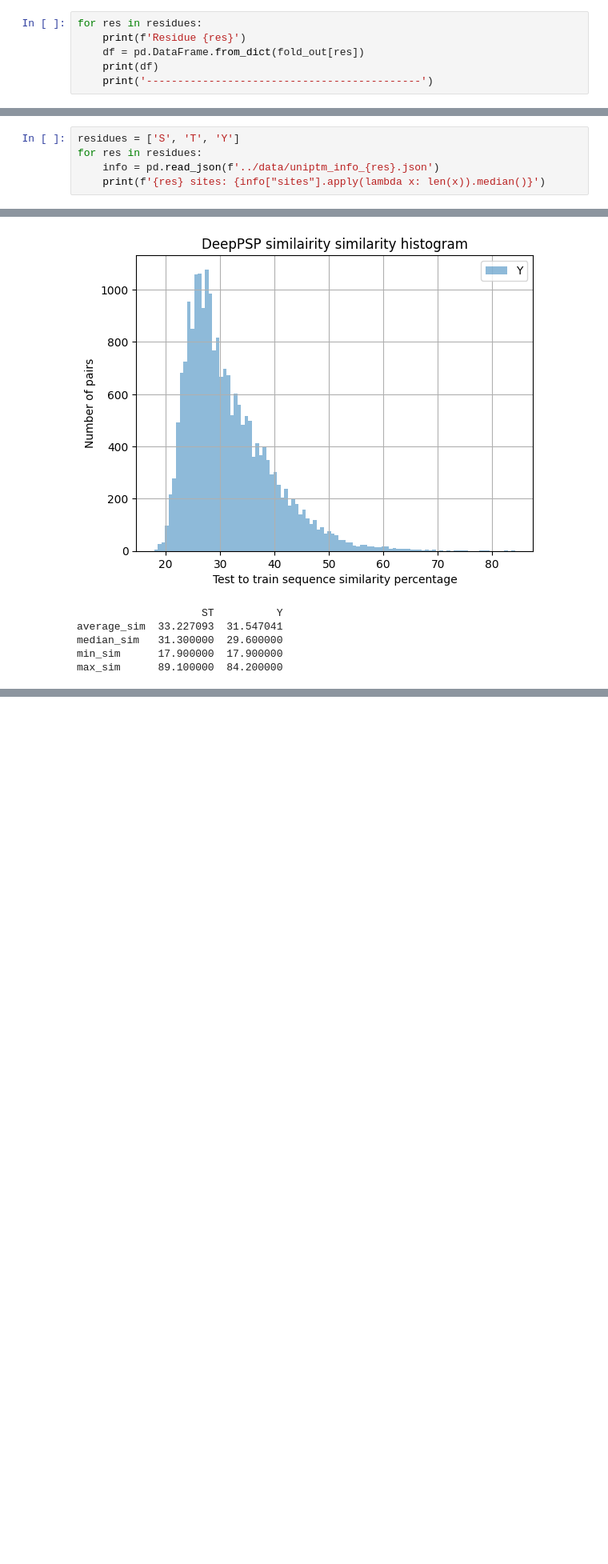
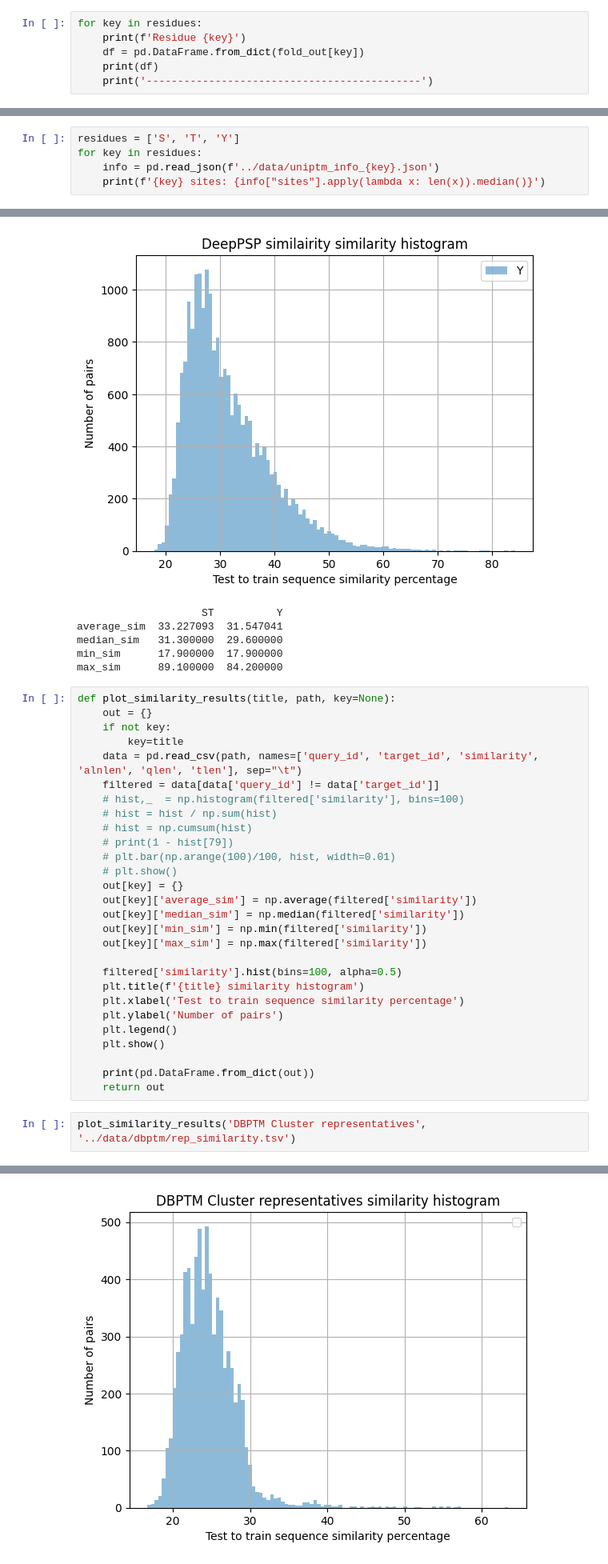
Before and after one commit to nexuso1/phossil, a Jupyter notebook: notebooks/similarity.ipynb, the cells around one changed output, grey strips where cells are left out. Shown at 80% size. Drawn from its saved outputs; the diff is of its cells as text; blank space fills up the shorter version.

```diff
--- a/notebooks/similarity.ipynb
+++ b/notebooks/similarity.ipynb
@@ -182,9 +182,9 @@ for res in residues:
         current_out['min_sim'] = np.min(filtered['similarity'])
         current_out['max_sim'] = np.max(filtered['similarity'])
 # %%
-for res in residues:
-    print(f'Residue {res}')
-    df = pd.DataFrame.from_dict(fold_out[res])
+for key in residues:
+    print(f'Residue {key}')
+    df = pd.DataFrame.from_dict(fold_out[key])
     print(df)
     print('--------------------------------------------')
 # %% [output]
@@ -213,9 +213,9 @@ phos_info['sites'].apply(lambda x: len(x)).median()
 np.float64(4.0)
 # %%
 residues = ['S', 'T', 'Y']
-for res in residues:
-    info = pd.read_json(f'../data/uniptm_info_{res}.json')
-    print(f'{res} sites: {info["sites"].apply(lambda x: len(x)).median()}')
+for key in residues:
+    info = pd.read_json(f'../data/uniptm_info_{key}.json')
+    print(f'{key} sites: {info["sites"].apply(lambda x: len(x)).median()}')
 # %% [output]
 S sites: 2.0
 T sites: 1.0
@@ -326,3 +326,34 @@ average_sim  33.227093  31.547041
 median_sim   31.300000  29.600000
 min_sim      17.900000  17.900000
 max_sim      89.100000  84.200000
+# %%
+def plot_similarity_results(title, path, key=None):
+    out = {}
+    if not key:
+        key=title
+    data = pd.read_csv(path, names=['query_id', 'target_id', 'similarity', 'alnlen', 'qlen', 'tlen'], sep="\t")
+    filtered = data[data['query_id'] != data['target_id']]
+    # hist,_  = np.histogram(filtered['similarity'], bins=100)
+    # hist = hist / np.sum(hist)
+    # hist = np.cumsum(hist)
+    # print(1 - hist[79])
+    # plt.bar(np.arange(100)/100, hist, width=0.01)
+    # plt.show()
+    out[key] = {}
+    out[key]['average_sim'] = np.average(filtered['similarity'])
+    out[key]['median_sim'] = np.median(filtered['similarity'])
+    out[key]['min_sim'] = np.min(filtered['similarity'])
+    out[key]['max_sim'] = np.max(filtered['similarity'])
+
+    filtered['similarity'].hist(bins=100, alpha=0.5)
+    plt.title(f'{title} similarity histogram')
+    plt.xlabel('Test to train sequence similarity percentage')
+    plt.ylabel('Number of pairs')
+    plt.legend()
+    plt.show()
+
+    print(pd.DataFrame.from_dict(out))
+    return out
+# %%
+plot_similarity_results('DBPTM Cluster representatives', '../data/dbptm/rep_similarity.tsv')
+# %% [output]
@@ -328,0 +361 @@ max_sim      89.100000  84.200000
+[figure, added]
```
Also changed, not shown: parts of 15 cells of this notebook, 1 other file.
